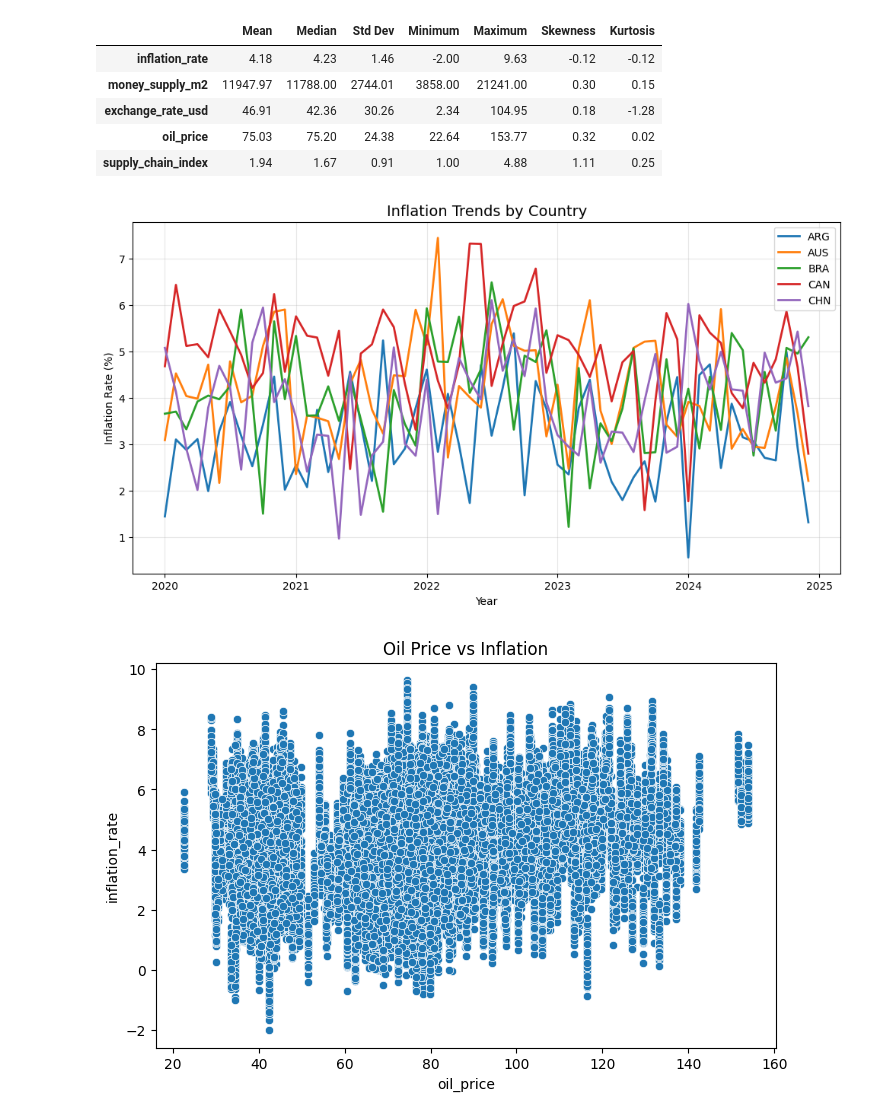
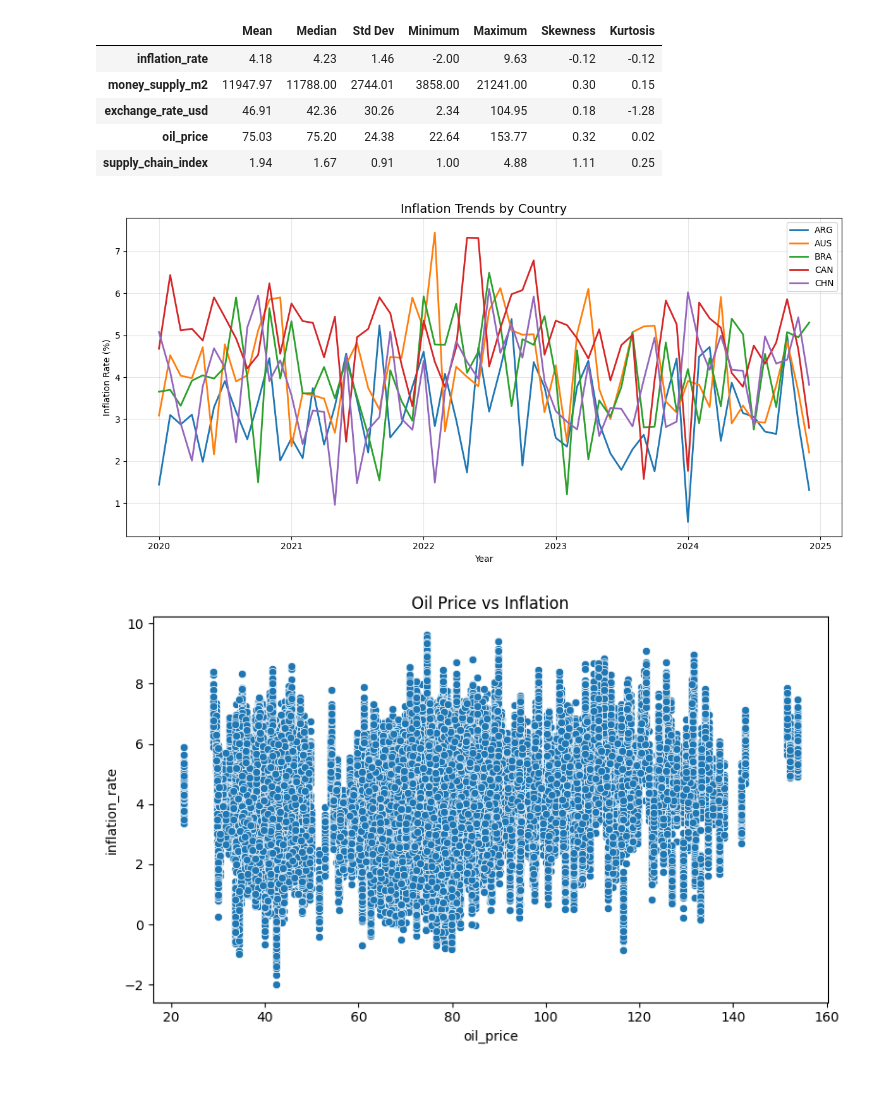
Before and after one commit to gesangamukti/global-inflation-analysis, a Jupyter notebook: globalinflationanalysispost-covid-eda-insight.ipynb, the cells around one changed output. Drawn from its saved outputs; the diff is of its cells as text; code cells hidden in the pictures; blank space fills up the shorter version.

```diff
--- a/globalinflationanalysispost-covid-eda-insight.ipynb
+++ b/globalinflationanalysispost-covid-eda-insight.ipynb
@@ -242,19 +264,27 @@ top_countries = df_plot['country'].value_counts().index[:5]
 # %%
 plt.figure(figsize=(12,6))
 
 for c in top_countries:
     temp = df_plot[df_plot['country'] == c]
     plt.plot(temp['date'], temp['inflation_rate'], linewidth=2)
 
 plt.title("Inflation Trends by Country", fontsize=14)
 plt.xlabel("Year")
 plt.ylabel("Inflation Rate (%)")
 plt.legend(top_countries)
 plt.grid(True, alpha=0.3)
 
+plt.tight_layout()
+
+plt.savefig(
+    "inflation_trend_country.png",
+    dpi=300,
+    bbox_inches="tight"
+)
+
 plt.show()
 # %% [output]
-[figure, old version]
+[figure, new version]
 # %%
 #8. Relationship Between Inflation and Macroeconomic Indicators
 # %%
@@ -266,8 +296,16 @@ plt.show()
 plt.figure(figsize=(8,5))
 sns.scatterplot(x='oil_price', y='inflation_rate', data=df)
 plt.title("Oil Price vs Inflation")
+plt.tight_layout()
+
+plt.savefig(
+    "oil_vs_inflation.png",
+    dpi=300,
+    bbox_inches="tight"
+)
+
 plt.show()
 # %% [output]
-[figure, old version]
+[figure, new version]
 # %%
 # ==============================
```
Also changed, not shown: parts of 16 cells of this notebook.
